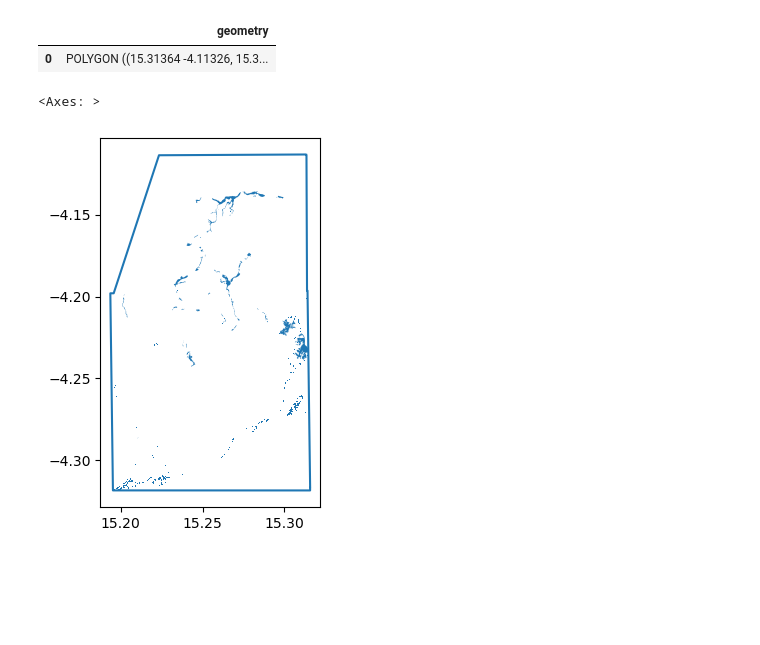
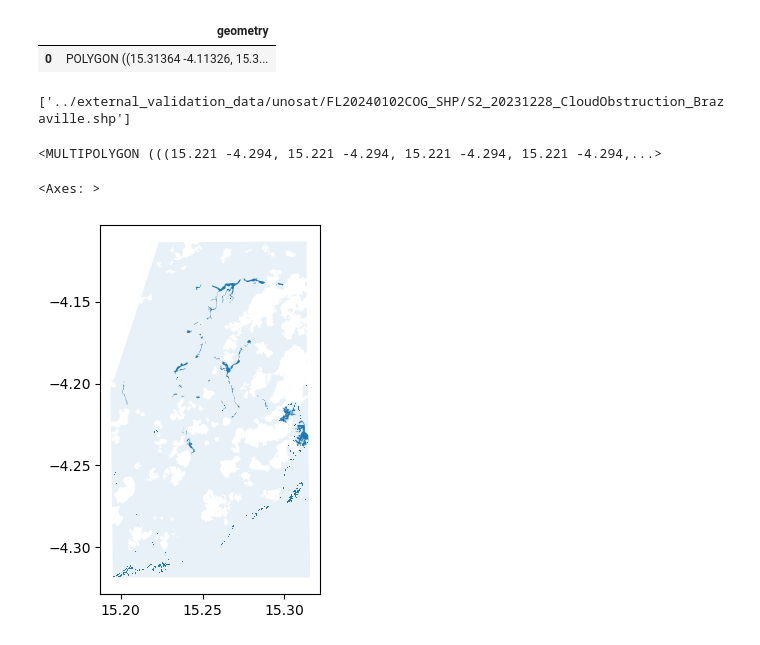
Before and after one commit to OPERA-Cal-Val/dist-s1-events, a Jupyter notebook: external_data_organize/7b_brazzaville_2023.ipynb, the cells around one changed output. Saved outputs shown, nothing was run; the diff lists cells and outputs as text; code cells hidden in the pictures; blank space fills up the shorter version.

Commit message:
remove cloud areas

```diff
--- a/external_data_organize/7b_brazzaville_2023.ipynb
+++ b/external_data_organize/7b_brazzaville_2023.ipynb
@@ -103,15 +103,29 @@ df_aoi.head()
 # %% [output]
 |  | geometry |
 | 0 | POLYGON ((15.31364 -4.11326, 15.3... |
+# %%
+shp_files_cloud = [p for p in shp_files if ('S2_2023' in p) and (('Cloud' in p))]
+shp_files_cloud
+# %% [output]
+['../external_validation_data/unosat/FL20240102COG_SHP/S2_20231228_CloudObstruction_Brazaville.shp']
+# %%
+df_cloud = gpd.read_file(shp_files_cloud[0])[['geometry']]
+df_cloud.head()
+cloud_geo = df_cloud.geometry[0]
+cloud_geo
+# %% [output]
+<MULTIPOLYGON (((15.221 -4.294, 15.221 -4.294, 15.221 -4.294, 15.221 -4.294,...>
+# %%
+df_aoi['geometry'] = df_aoi.geometry.difference(cloud_geo)
 # %%
 import matplotlib.pyplot as plt
 
 fig, ax = plt.subplots()
-df_aoi.boundary.plot(ax=ax)
+df_aoi.plot(ax=ax, alpha=.1)
 df_event.plot(ax=ax)
 # %% [output]
 <Axes: >
-[figure, old version]
+[figure, new version]
 # %%
 EXTERNAL_VAL_EXTENTS = Path('../external_validation_data_extents_db/')
 EXTERNAL_VAL_EXTENTS.mkdir(exist_ok=True, parents=True)
```
Also changed, not shown: 1 other file.
